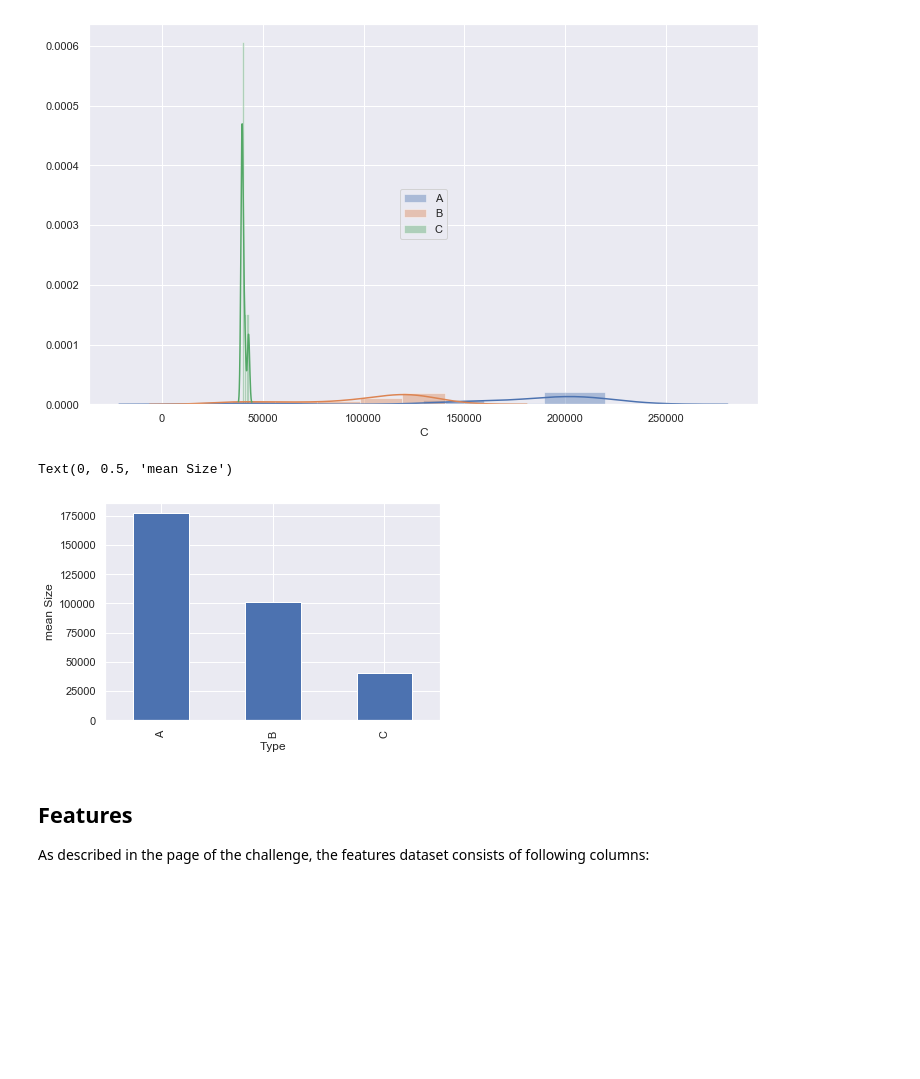
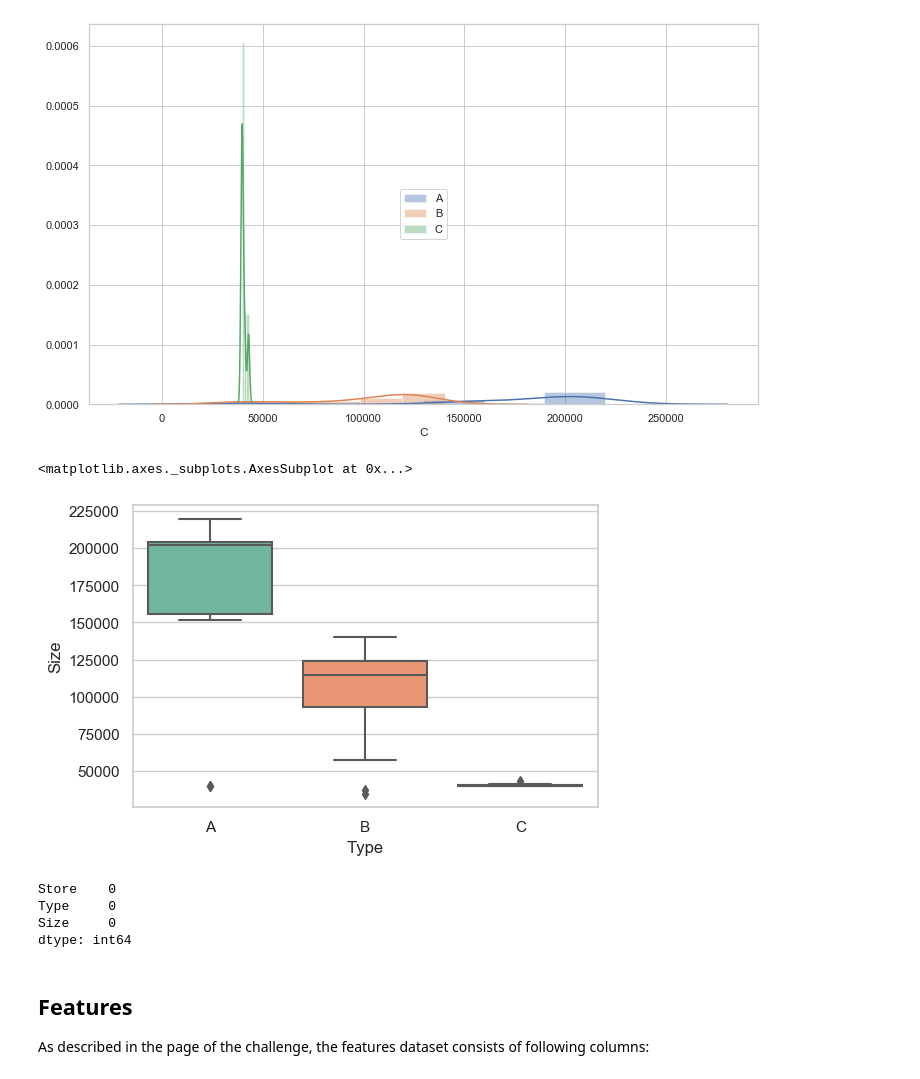
Before and after one commit to andresegalla/walmart_challenge, a Jupyter notebook: notebooks/walmart_challenge.ipynb, the cells around one changed output. Saved outputs shown, nothing was run; the diff lists cells and outputs as text; code cells hidden in the pictures; blank space fills up the shorter version.

```diff
--- a/notebooks/walmart_challenge.ipynb
+++ b/notebooks/walmart_challenge.ipynb
@@ -23,4 +23,5 @@ import pandas as pd
 import numpy as np
 import seaborn as sns
 import matplotlib.pyplot as plt
-sns.set()
+from matplotlib import cm, colors
+sns.set(style='whitegrid')
@@ -78,12 +81,19 @@ plt.legend(loc='center')
 plt.set_xlabel= 'bla'
 # %% [output]
 [figure]
-# %%
-stores.groupby('Type').Size.mean().plot.bar()
-plt.ylabel('mean Size')
-# %% [output]
-Text(0, 0.5, 'mean Size')
-[figure, removed]
+# %%
+plt.figure(dpi=100)
+sns.boxplot(x='Type', y='Size',data=stores, palette='Set2')
+# %% [output]
+<matplotlib.axes._subplots.AxesSubplot at 0x...>
+[figure, added]
+# %%
+stores.isna().sum()
+# %% [output]
+Store    0
+Type     0
+Size     0
+dtype: int64
 # %% [markdown]
 ## Features
 As described in the page of the challenge, the features dataset consists of following columns:
```
Also changed, not shown: parts of 9 cells of this notebook.
